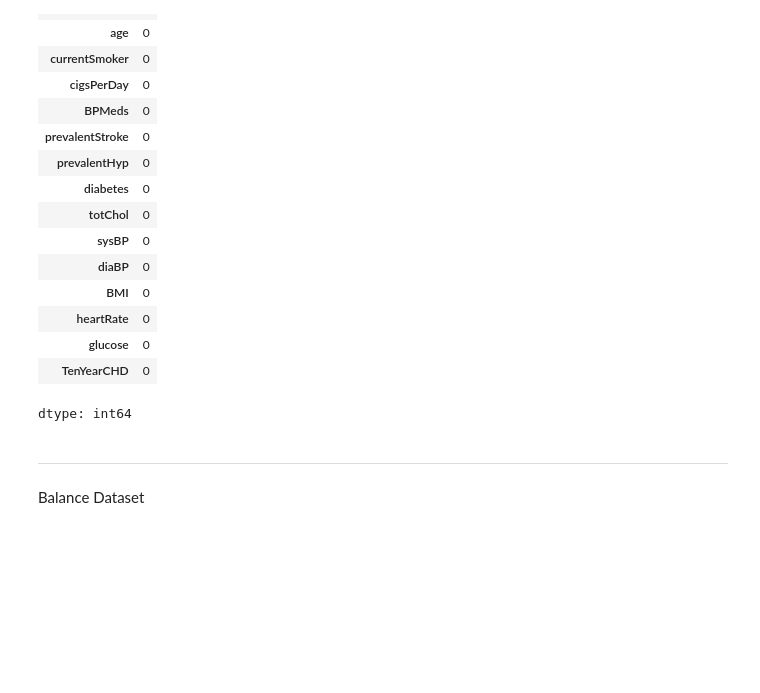
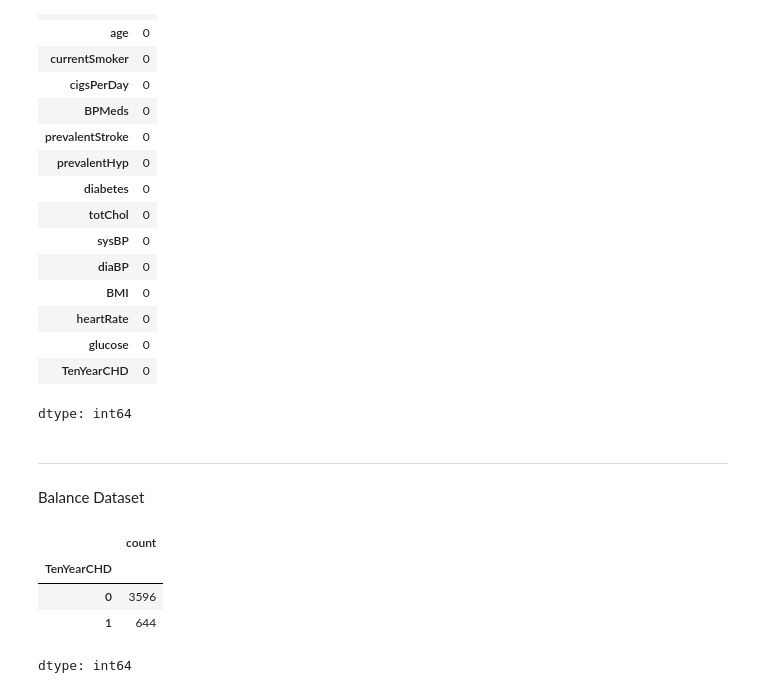
Before and after one commit to ojaspaul123/ML-Experiments, a Jupyter notebook: ML_Projects/Heart Disease Prediction System/Heart_Disease_Prediction.ipynb, the cells around one changed output. Saved outputs shown, nothing was run; the diff lists cells and outputs as text; code cells hidden in the pictures; blank space fills up the shorter version.

```diff
--- a/ML_Projects/Heart Disease Prediction System/Heart_Disease_Prediction.ipynb
+++ b/ML_Projects/Heart Disease Prediction System/Heart_Disease_Prediction.ipynb
@@ -141,3 +141,11 @@ Balance Dataset
 # %% [output]
 ---
 Balance Dataset
+# %%
+df['TenYearCHD'].value_counts()
+# %% [output]
+|  | count |
+| TenYearCHD |  |
+| 0 | 3596 |
+| 1 | 644 |
+dtype: int64
```
Also changed, not shown: parts of 19 cells of this notebook.
